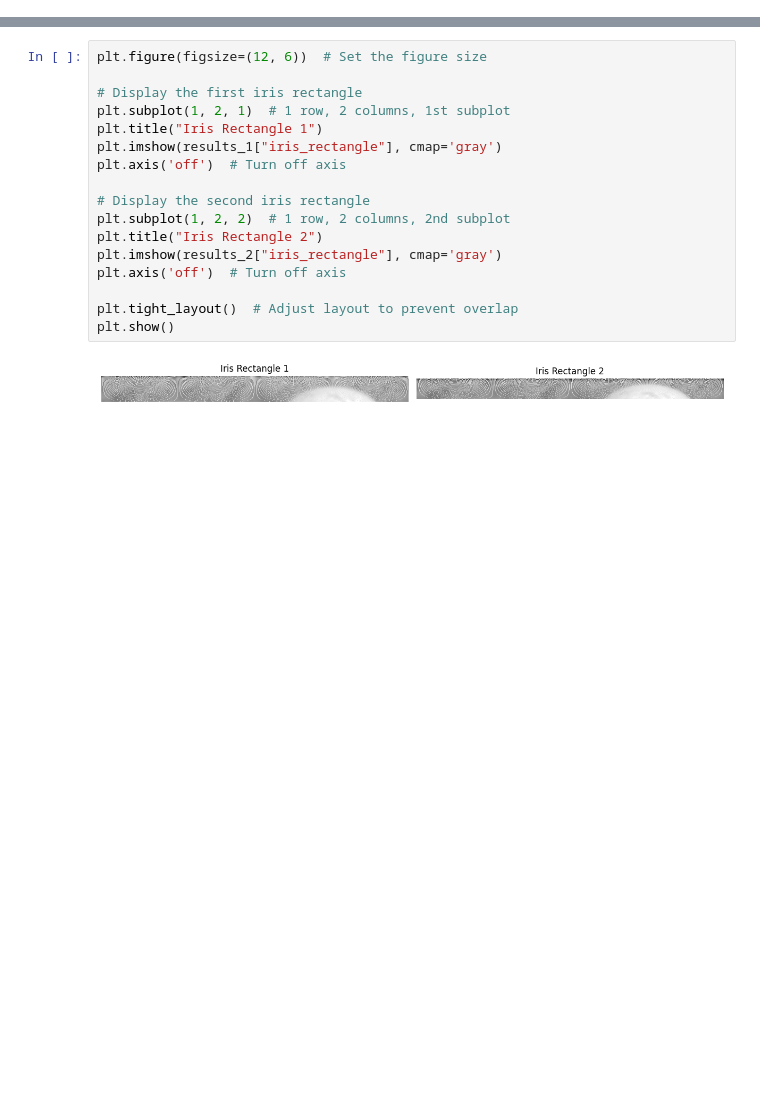
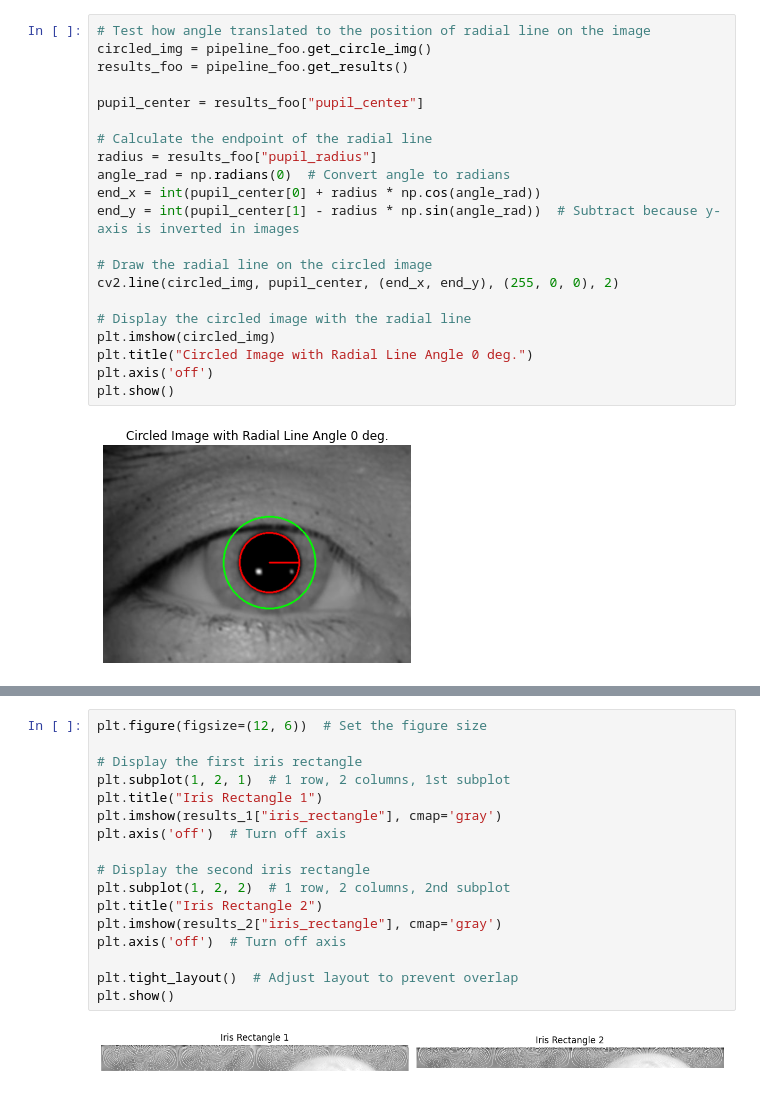
Before and after one commit to Iwaniukooo11/Biometric-Iris-Recognition, a Jupyter notebook: app.ipynb, the cells around one changed output, grey strips where cells are left out. Drawn from its saved outputs; the diff is of its cells as text; blank space fills up the shorter version.

```diff
--- a/app.ipynb
+++ b/app.ipynb
@@ -304,0 +363,23 @@ Iris radius: 121
+# %%
+# Test how angle translated to the position of radial line on the image
+circled_img = pipeline_foo.get_circle_img()
+results_foo = pipeline_foo.get_results()
+
+pupil_center = results_foo["pupil_center"]
+
+# Calculate the endpoint of the radial line
+radius = results_foo["pupil_radius"]
+angle_rad = np.radians(0)  # Convert angle to radians
+end_x = int(pupil_center[0] + radius * np.cos(angle_rad))
+end_y = int(pupil_center[1] - radius * np.sin(angle_rad))  # Subtract because y-axis is inverted in images
+
+# Draw the radial line on the circled image
+cv2.line(circled_img, pupil_center, (end_x, end_y), (255, 0, 0), 2)
+
+# Display the circled image with the radial line
+plt.imshow(circled_img)
+plt.title("Circled Image with Radial Line Angle 0 deg.")
+plt.axis('off')
+plt.show()
+# %% [output]
+[figure, added]
```
Also changed, not shown: parts of 13 cells of this notebook, 3 other files.
